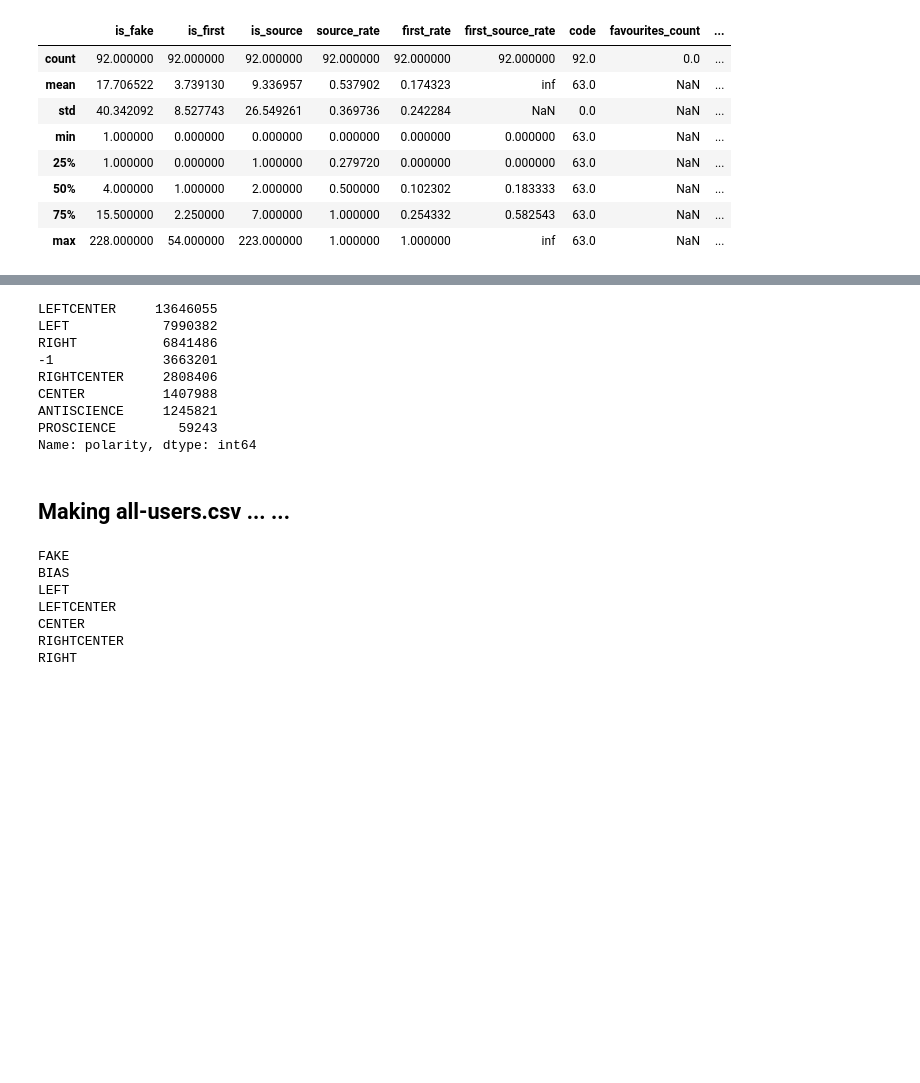
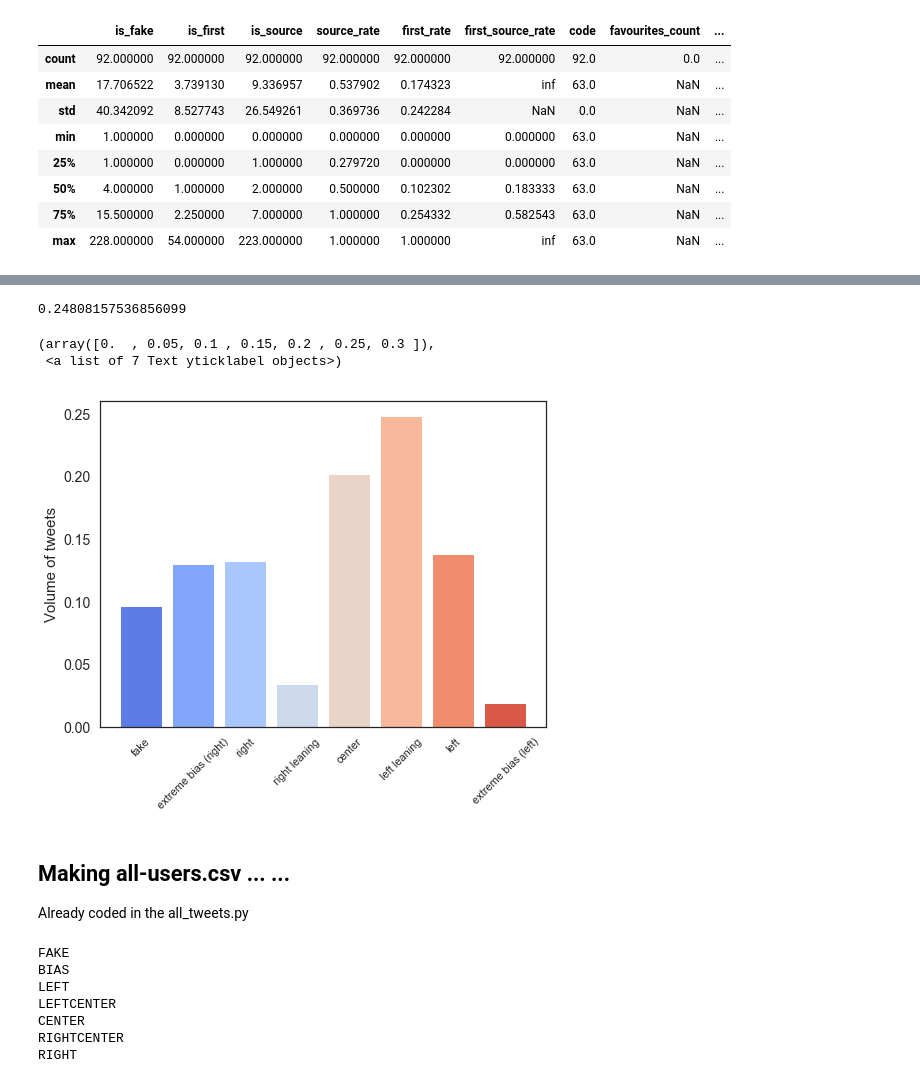
Before and after one commit to kayzhou/fake_news_during_election, a Jupyter notebook: fake_tweets.ipynb, the cells around one changed output, grey strips where cells are left out. Cells and saved outputs as stored; diff of their text form; code cells hidden in the pictures; blank space fills up the shorter version.

```diff
--- a/fake_tweets.ipynb
+++ b/fake_tweets.ipynb
@@ -1264,12 +1243,35 @@ len(set(bias_tweets.tweet_id))
-# %%
-all_tweets["polarity"].value_counts()
-# %% [output]
-LEFTCENTER     13646055
-LEFT            7990382
-RIGHT           6841486
--1              3663201
-RIGHTCENTER     2808406
-CENTER          1407988
-ANTISCIENCE     1245821
-PROSCIENCE        59243
-Name: polarity, dtype: int64
+# %%
+map_labels = {
+    "0": "fake",
+    "1": "extreme bias (right)",
+    "2": "right",
+    "3": "right leaning",
+    "4": "center",
+    "5": "left leaning",
+    "6": "left",
+    "7": "extreme bias (left)"
+}
+# %%
+sns.set_style("white")
+sns.set_palette("coolwarm", n_colors=8)
+
+media_type_counts = all_tweets["media_type"].value_counts(normalize=True)
+display(media_type_counts)
+plt.figure(figsize=(8, 6))
+x = range(len(media_type_counts))
+
+for i in x:
+    plt.bar(i, media_type_counts[str(i)])
+
+plt.xticks(x, [map_labels[k] for i, k in enumerate(map_labels)])
+# plt.xlabel("IRAs", fontsize=18)
+plt.ylabel('Volume of tweets', fontsize=15)
+plt.xticks(fontsize=11, rotation=45)
+plt.yticks(fontsize=14)
+
+# plt.savefig("fig/size-of-intersection500.pdf", dpi=300, bbox_inches='tight')
+# %% [output]
+0.24808157536856099
+(array([0.  , 0.05, 0.1 , 0.15, 0.2 , 0.25, 0.3 ]),
+ <a list of 7 Text yticklabel objects>)
+[figure, added]
@@ -1276,2 +1280,4 @@ Name: polarity, dtype: int64
 # %% [markdown]
 ## Making all-users.csv ... ...
+
+Already coded in the all_tweets.py
```
Also changed, not shown: parts of 57 cells of this notebook, 1 other file.
